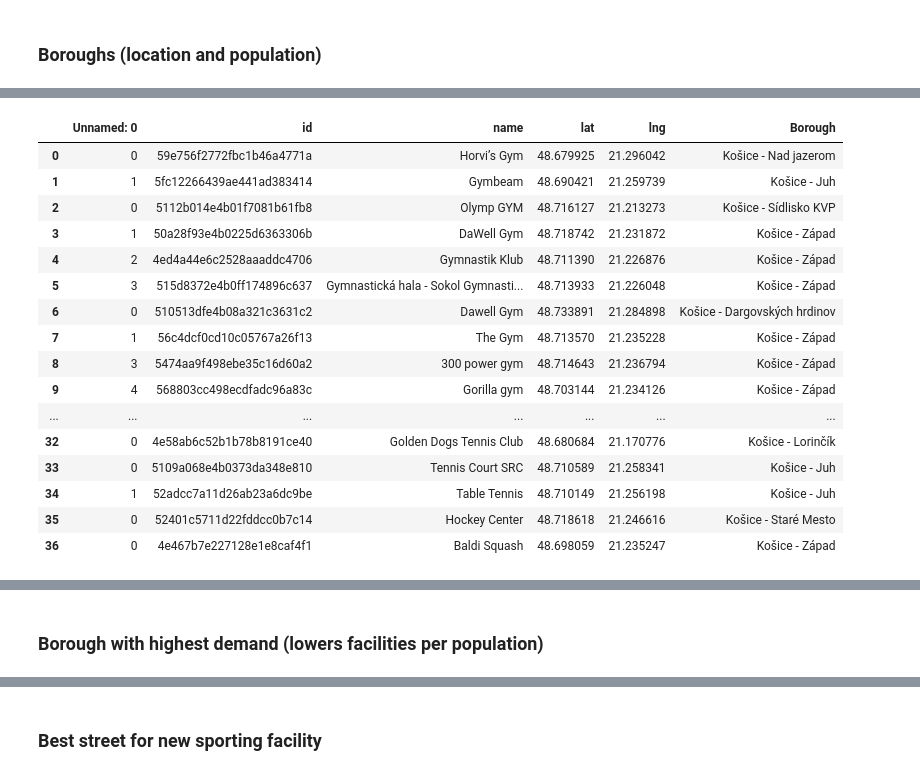
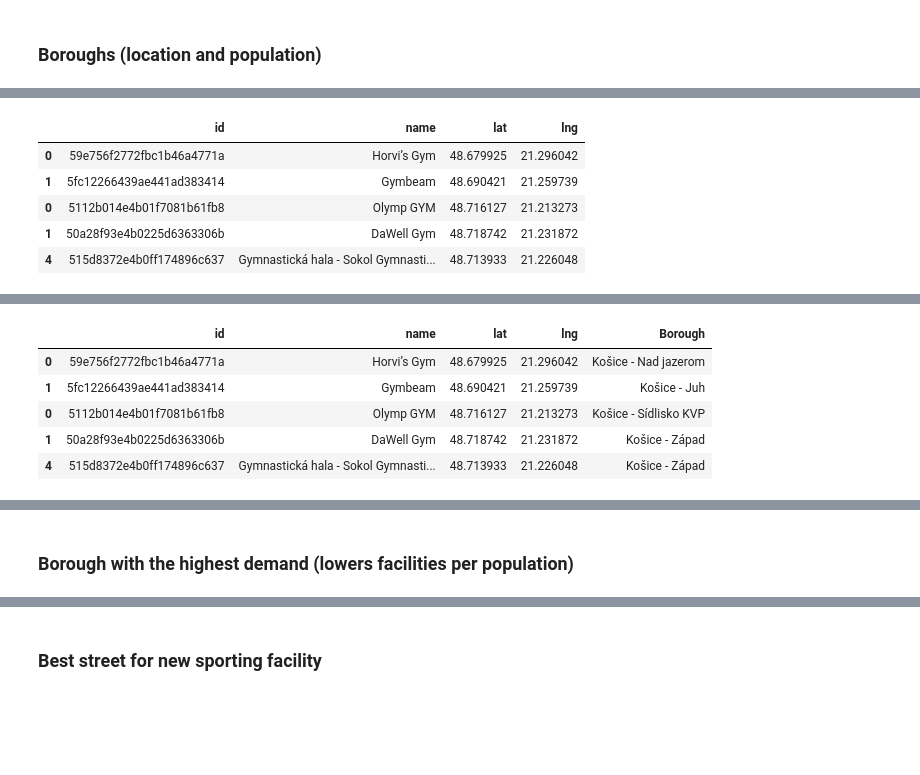
Before and after one commit to tomasjurik/Coursera_Capstone, a Jupyter notebook: CapstoneProject.ipynb, the cells around one changed output, grey strips where cells are left out. Drawn from its saved outputs; the diff is of its cells as text; code cells hidden in the pictures; blank space fills up the shorter version.

```diff
--- a/CapstoneProject.ipynb
+++ b/CapstoneProject.ipynb
@@ -34,14 +43,12 @@ streets.head()
 # %%
-# pair location to the streets using GeoCage (~ 930 streets, time consuming)
-geocoder = OpenCageGeocode(KEY)
+# pair location to the streets using GeoCage (928 streets, time consuming)
 lat = []
 lng = []
 for i, s in streets.iterrows():
     query = s['Street'] + ', ' + s['Borough'] + ', Slovakia'
-    print(query)
-    location = geocoder.geocode(query)
+    # print(query)
+    location = GEOCODER.geocode(query)
     lat.append(location[0]['geometry']['lat'])
     lng.append(location[0]['geometry']['lng'])
-
 streets.insert(2, 'lat', lat, True)
 streets.insert(2, 'lng', lng, True)
@@ -108,10 +122,11 @@ boroughs
 # %%
 # boroughs on map, size reflects population
+# boroughs = pd.read_csv('boroughs.csv')
 venues_map = folium.Map(location=[LAT, LNG], zoom_start=12)
 for lat, lng, label, size in zip(boroughs.lat, boroughs.lng, boroughs.Borough,
                                  boroughs.Population):
-    folium.CircleMarker([lat, lng], radius=int(size.replace(' ', ''))/1000,
-                        popup=label).add_to(venues_map)
+    folium.CircleMarker([lat, lng], radius=size/1000, color='green',
+                        popup=label+' '+str(size)).add_to(venues_map)
 venues_map
 # %% [output]
 [interactive output not drawn]
@@ -120,6 +135,7 @@ venues_map
 # %%
-search_query = ['Gym', 'gym', 'arena', 'stadium', 'tennis', 'hockey', 'squash',
-                'bowling', 'golf', 'swimming', 'bedminton']
+# find all sporting facilities in each borough
+search_query = ['gym', 'arena', 'stadium', 'tennis', 'hockey', 'squash',
+                'bowling', 'golf', 'bedminton']
 columns = ['id', 'name', 'location.lat', 'location.lng']
 facilities = pd.DataFrame([], columns=columns)
 for q in search_query:
@@ -130,12 +146,11 @@ for q in search_query:
                 .format(CLIENT_ID, CLIENT_SECRET, lat, lng,
                         ACCESS_TOKEN, VERSION, q, 2000)
         results = requests.get(url).json()
-        if len(results['response']['venues']) > 0:
+        if results['response']['venues']:
             venues = results['response']['venues']
             facilities = facilities.append(pd.json_normalize(venues)[columns])
 
 facilities.rename(columns={'location.lat': 'lat', 'location.lng': 'lng'},
                   inplace=True)
 facilities = facilities.drop_duplicates()
-facilities
 # %% [output]
@@ -179,8 +166,34 @@ facilities.reset_index()
+# %%
+# remove rows with forbidden substrings and save as csv
+facilities = facilities[~facilities['name'].str.contains('Gymnázium')]
+facilities = facilities[~facilities['name'].str.contains('gymnázium')]
+facilities = facilities[~facilities['name'].str.contains('Shop')]
+
+# add some other facilities not found by Foursquare (source=www.sportoviska.sk)
+facilities.drop(columns={'Borough'}, errors='ignore', inplace=True)
+data = [
+        ['1', 'City Gym', 48.729583, 21.288412],
+        ['2', 'Vodnolyžiarský vlek Trixen', 48.689345, 21.28447],
+        ['3', 'MFK Ťahanovce', 48.757462, 21.255165],
+        ['4', 'Baddy Fitness', 48.7528863, 21.2692675],
+        ['5', 'Baddy Fitness', 48.7084648, 21.2362396],
+        ['6', 'Game bar bowling', 48.6822057, 21.2894243],
+       ]
+facilities_manually = pd.DataFrame(data, columns=facilities.columns)
+facilities = facilities.append(facilities_manually)
+facilities.head()
+# %% [output]
+|  | id | name | lat | lng |
+| 0 | 59e756f2772fbc1b46a4771a | Horvi’s Gym | 48.679925 | 21.296042 |
+| 1 | 5fc12266439ae441ad383414 | Gymbeam | 48.690421 | 21.259739 |
+| 0 | 5112b014e4b01f7081b61fb8 | Olymp GYM | 48.716127 | 21.213273 |
+| 1 | 50a28f93e4b0225d6363306b | DaWell Gym | 48.718742 | 21.231872 |
+| 4 | 515d8372e4b0ff174896c637 | Gymnastická hala - Sokol Gymnasti... | 48.713933 | 21.226048 |
 # %%
 # find borough for each facility (as closest street)
+streets = pd.read_csv("streets.csv")
 bor = []
 for i, f in facilities.iterrows():
-    #print('Searching ' + f['name'])
     b = ""
     min = 100
     for j, s in streets.iterrows():
@@ -191,5 +204,5 @@ for i, f in facilities.iterrows():
     bor.append(b)
 facilities['Borough'] = bor
 facilities.to_csv("facilities.csv")
-facilities
+facilities.head()
 # %% [output]
@@ -213,18 +209,7 @@ Searching Baldi Squash
-|  | Unnamed: 0 | id | name | lat | lng | Borough |
-| 0 | 0 | 59e756f2772fbc1b46a4771a | Horvi’s Gym | 48.679925 | 21.296042 | Košice - Nad jazerom |
-| 1 | 1 | 5fc12266439ae441ad383414 | Gymbeam | 48.690421 | 21.259739 | Košice - Juh |
-| 2 | 0 | 5112b014e4b01f7081b61fb8 | Olymp GYM | 48.716127 | 21.213273 | Košice - Sídlisko KVP |
-| 3 | 1 | 50a28f93e4b0225d6363306b | DaWell Gym | 48.718742 | 21.231872 | Košice - Západ |
-| 4 | 2 | 4ed4a44e6c2528aaaddc4706 | Gymnastik Klub | 48.711390 | 21.226876 | Košice - Západ |
-| 5 | 3 | 515d8372e4b0ff174896c637 | Gymnastická hala - Sokol Gymnasti... | 48.713933 | 21.226048 | Košice - Západ |
-| 6 | 0 | 510513dfe4b08a321c3631c2 | Dawell Gym | 48.733891 | 21.284898 | Košice - Dargovských hrdinov |
-| 7 | 1 | 56c4dcf0cd10c05767a26f13 | The Gym | 48.713570 | 21.235228 | Košice - Západ |
-| 8 | 3 | 5474aa9f498ebe35c16d60a2 | 300 power gym | 48.714643 | 21.236794 | Košice - Západ |
-| 9 | 4 | 568803cc498ecdfadc96a83c | Gorilla gym | 48.703144 | 21.234126 | Košice - Západ |
-| ... | ... | ... | ... | ... | ... | ... |
-| 32 | 0 | 4e58ab6c52b1b78b8191ce40 | Golden Dogs Tennis Club | 48.680684 | 21.170776 | Košice - Lorinčík |
-| 33 | 0 | 5109a068e4b0373da348e810 | Tennis Court SRC | 48.710589 | 21.258341 | Košice - Juh |
-| 34 | 1 | 52adcc7a11d26ab23a6dc9be | Table Tennis | 48.710149 | 21.256198 | Košice - Juh |
-| 35 | 0 | 52401c5711d22fddcc0b7c14 | Hockey Center | 48.718618 | 21.246616 | Košice - Staré Mesto |
-| 36 | 0 | 4e467b7e227128e1e8caf4f1 | Baldi Squash | 48.698059 | 21.235247 | Košice - Západ |
+|  | id | name | lat | lng | Borough |
+| 0 | 59e756f2772fbc1b46a4771a | Horvi’s Gym | 48.679925 | 21.296042 | Košice - Nad jazerom |
+| 1 | 5fc12266439ae441ad383414 | Gymbeam | 48.690421 | 21.259739 | Košice - Juh |
+| 0 | 5112b014e4b01f7081b61fb8 | Olymp GYM | 48.716127 | 21.213273 | Košice - Sídlisko KVP |
+| 1 | 50a28f93e4b0225d6363306b | DaWell Gym | 48.718742 | 21.231872 | Košice - Západ |
+| 4 | 515d8372e4b0ff174896c637 | Gymnastická hala - Sokol Gymnasti... | 48.713933 | 21.226048 | Košice - Západ |
 # %%
@@ -238,4 +221,4 @@ venues_map
 # %% [output]
 [interactive output not drawn]
 # %% [markdown]
-### Borough with highest demand (lowers facilities per population)
+### Borough with the highest demand (lowers facilities per population)
```
Also changed, not shown: parts of 15 cells of this notebook.
